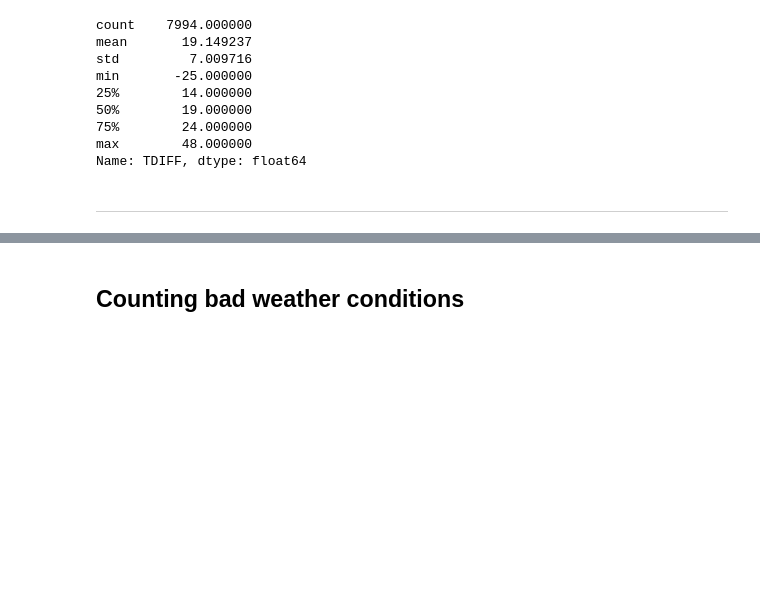
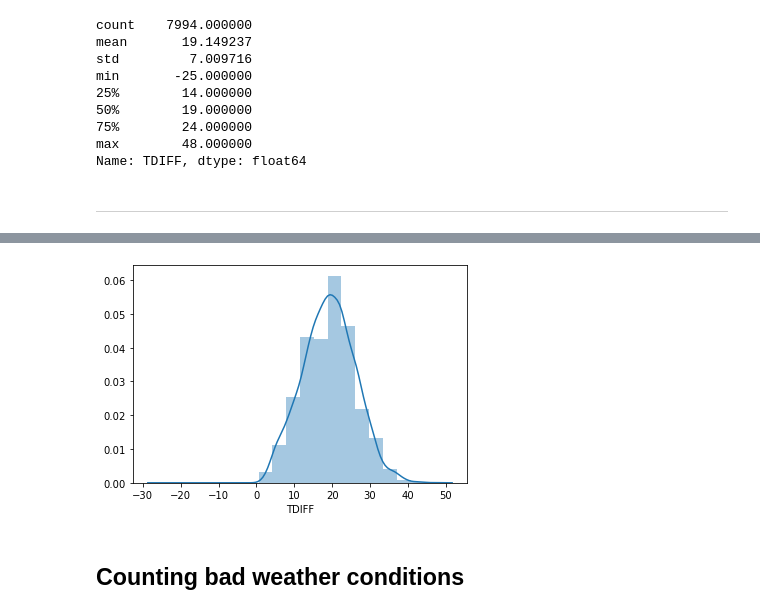
Before and after one commit to idenw/Statistics-Data-Analysis-with-Python-Data-Visualization-with-Python, a Jupyter notebook: 01-EU_DS_DAPy_M1-(TrafficPoliceStops)/04-analyzing-the-effect-of-weather-on-policing(Student).ipynb, the cells around one changed output, grey strips where cells are left out. Cells and saved outputs as stored; diff of their text form; code cells hidden in the pictures; blank space fills up the shorter version.

```diff
--- a/01-EU_DS_DAPy_M1-(TrafficPoliceStops)/04-analyzing-the-effect-of-weather-on-policing(Student).ipynb
+++ b/01-EU_DS_DAPy_M1-(TrafficPoliceStops)/04-analyzing-the-effect-of-weather-on-policing(Student).ipynb
@@ -110,5 +151,5 @@ Name: TDIFF, dtype: float64
 # %% [markdown]
 ***
 # %%
-sns.distplot(weather"[TDIFF]",bins=20)
+sns.distplot(weather["TDIFF"],bins=20)
 # %% [output]
@@ -116,3 +157,4 @@ SyntaxError: invalid syntax (<ipython-input-6-6445a6a01d1a>, line 1)
+[figure, added]
 # %% [markdown]
 ## Counting bad weather conditions
 # %% [markdown]
```
Also changed, not shown: parts of 28 cells of this notebook, 2 other files.
